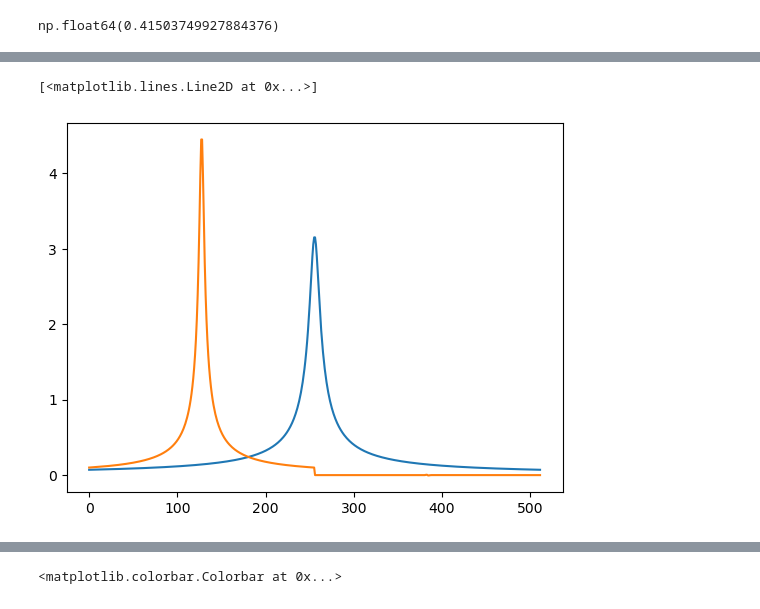
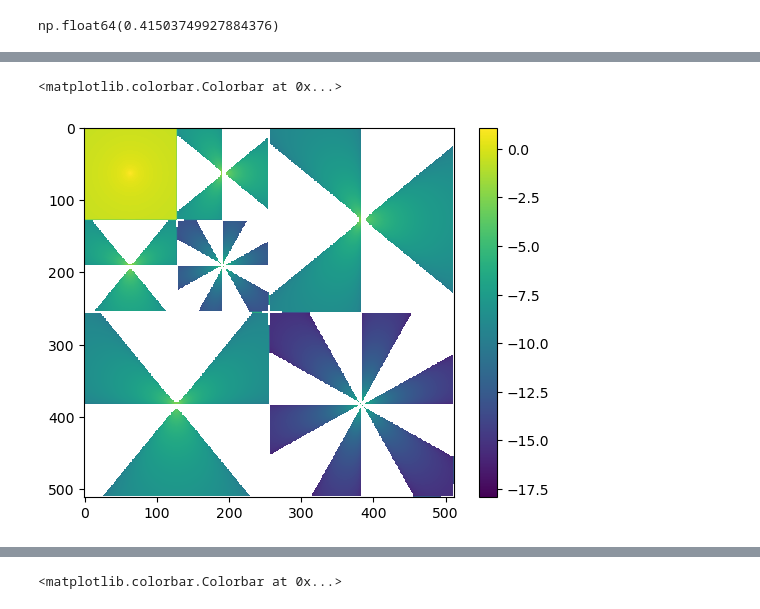
Before and after one commit to jcapriot/lifted, a Jupyter notebook: scratch/2D_transform.ipynb, the cells around one changed output, grey strips where cells are left out. Saved outputs shown, nothing was run; the diff lists cells and outputs as text; code cells hidden in the pictures.

```diff
--- a/scratch/2D_transform.ipynb
+++ b/scratch/2D_transform.ipynb
@@ -374,14 +277,32 @@ v1, v2
 # %%
 sc = forward_1d_bior_3_1(c)
 # %%
-sc2d = forward_2d_bior_3_1(c2d)
-vs = []
-for row in sc2d:
-    vs.append(forward_1d_bior_3_1(row))
-sc2d = np.stack(vs)
+levels = 2
+
+inp = c2d
+out = np.empty_like(inp)
+
+n1 = inp.shape[0]
+n2 = inp.shape[1]
+
+for lvl in range(levels):
+
+    sc2d = forward_2d_bior_3_1(inp)
+    vs = []
+    for row in sc2d:
+        vs.append(forward_1d_bior_3_1(row))
+    sc2d = np.stack(vs)
+    out[:n1, :n2] = sc2d
+
+
+    ns1 = (n1 + 1) // 2
+    ns2 = (n2 + 1) // 2
+    inp = out[:ns1, :ns2]
+    n1 = ns1
+    n2 = ns2
+
+plt.imshow(np.log10(out))
+plt.colorbar()
+# %% [output]
+<matplotlib.colorbar.Colorbar at 0x...>
+[figure, added]
-# %%
-plt.plot(c)
-plt.plot(sc)
-# %% [output]
-[<matplotlib.lines.Line2D at 0x...>]
-[figure, removed]
```
Also changed, not shown: parts of 12 cells of this notebook, 16 other files.
